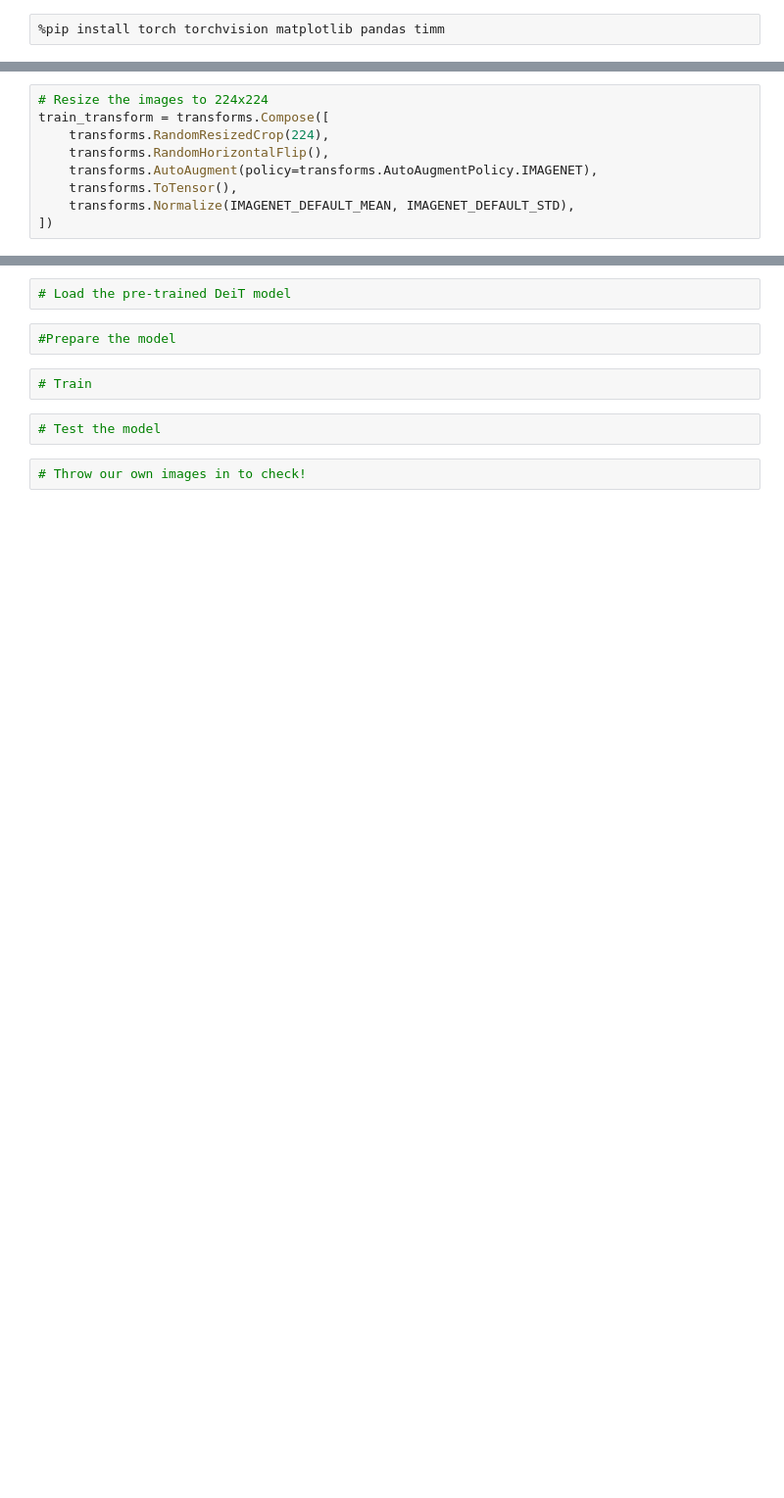
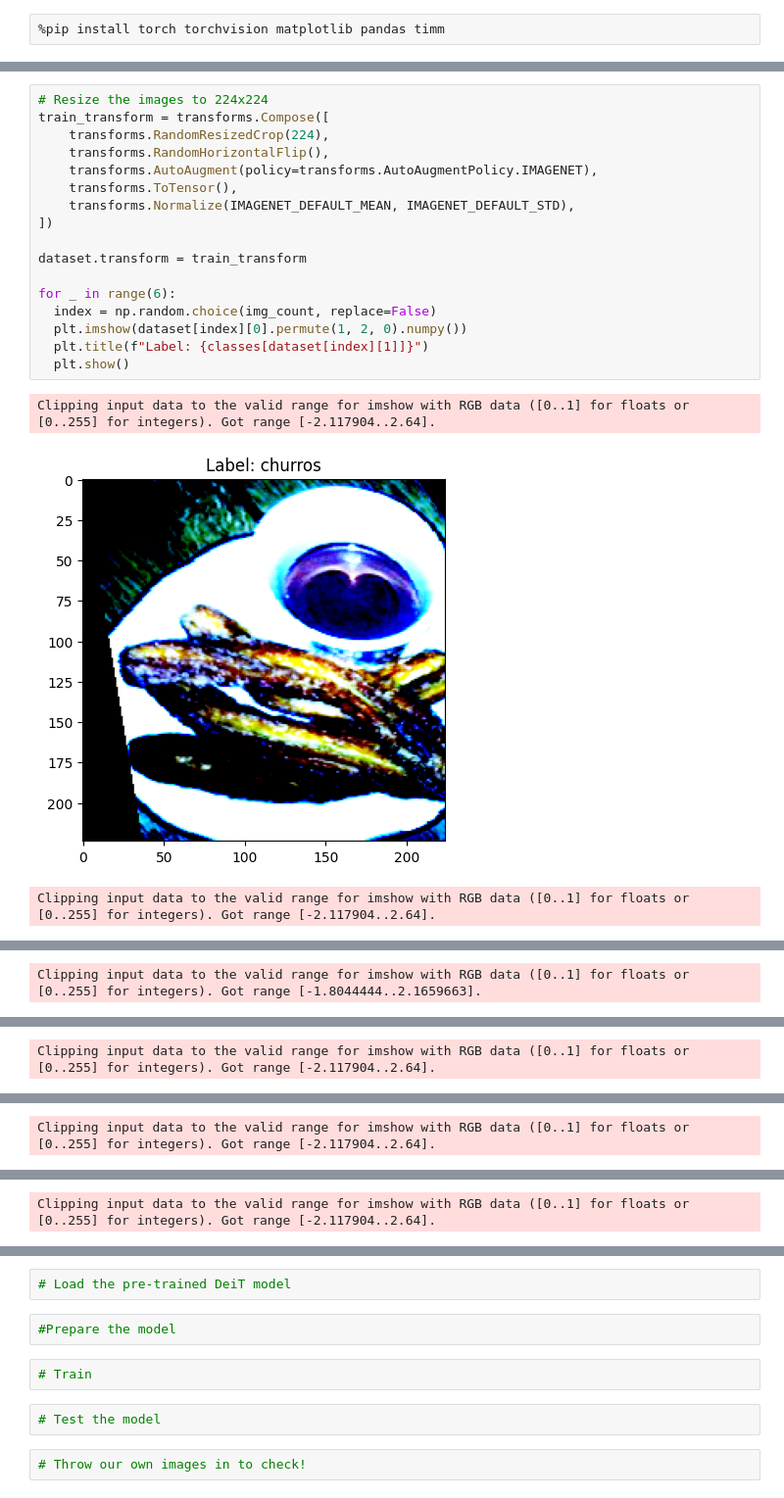
Before and after one commit to Safwan2547/Vision-Transformer-Project, a Jupyter notebook: notebooks/notebook.ipynb, the cells around one changed output, grey strips where cells are left out. Shown at 98% size. Cells and saved outputs as stored; diff of their text form; blank space fills up the shorter version.

Commit message:
Added a transform to the train set, printed results of the transform

```diff
--- a/notebooks/notebook.ipynb
+++ b/notebooks/notebook.ipynb
@@ -36,9 +36,21 @@ for _ in range(6):
 # %%
 # Resize the images to 224x224
 train_transform = transforms.Compose([
     transforms.RandomResizedCrop(224),
     transforms.RandomHorizontalFlip(),
     transforms.AutoAugment(policy=transforms.AutoAugmentPolicy.IMAGENET),
     transforms.ToTensor(),
     transforms.Normalize(IMAGENET_DEFAULT_MEAN, IMAGENET_DEFAULT_STD),
 ])
+
+dataset.transform = train_transform
+
+for _ in range(6):
+  index = np.random.choice(img_count, replace=False)
+  plt.imshow(dataset[index][0].permute(1, 2, 0).numpy())
+  plt.title(f"Label: {classes[dataset[index][1]]}")
+  plt.show()
+# %% [output]
+Clipping input data to the valid range for imshow with RGB data ([0..1] for floats or [0..255] for integers). Got range [-2.117904..2.64].
+[figure, added]
+Clipping input data to the valid range for imshow with RGB data ([0..1] for floats or [0..255] for integers). Got range [-2.117904..2.64].
@@ -44,0 +58 @@ train_transform = transforms.Compose([
+Clipping input data to the valid range for imshow with RGB data ([0..1] for floats or [0..255] for integers). Got range [-1.8044444..2.1659663].
@@ -44,0 +60 @@ train_transform = transforms.Compose([
+Clipping input data to the valid range for imshow with RGB data ([0..1] for floats or [0..255] for integers). Got range [-2.117904..2.64].
@@ -44,0 +62 @@ train_transform = transforms.Compose([
+Clipping input data to the valid range for imshow with RGB data ([0..1] for floats or [0..255] for integers). Got range [-2.117904..2.64].
@@ -44,0 +64 @@ train_transform = transforms.Compose([
+Clipping input data to the valid range for imshow with RGB data ([0..1] for floats or [0..255] for integers). Got range [-2.117904..2.64].
```
Also changed, not shown: parts of 3 cells of this notebook.
